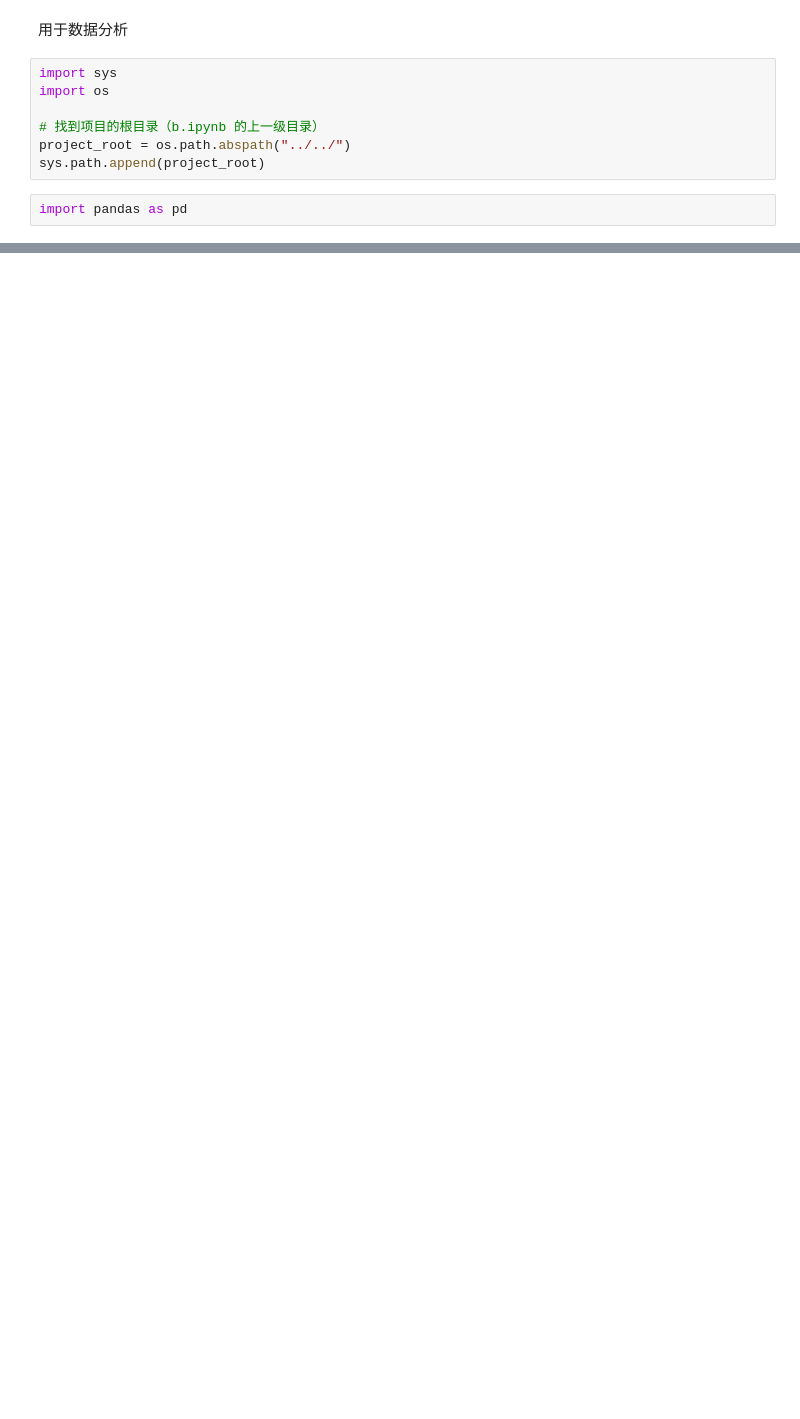
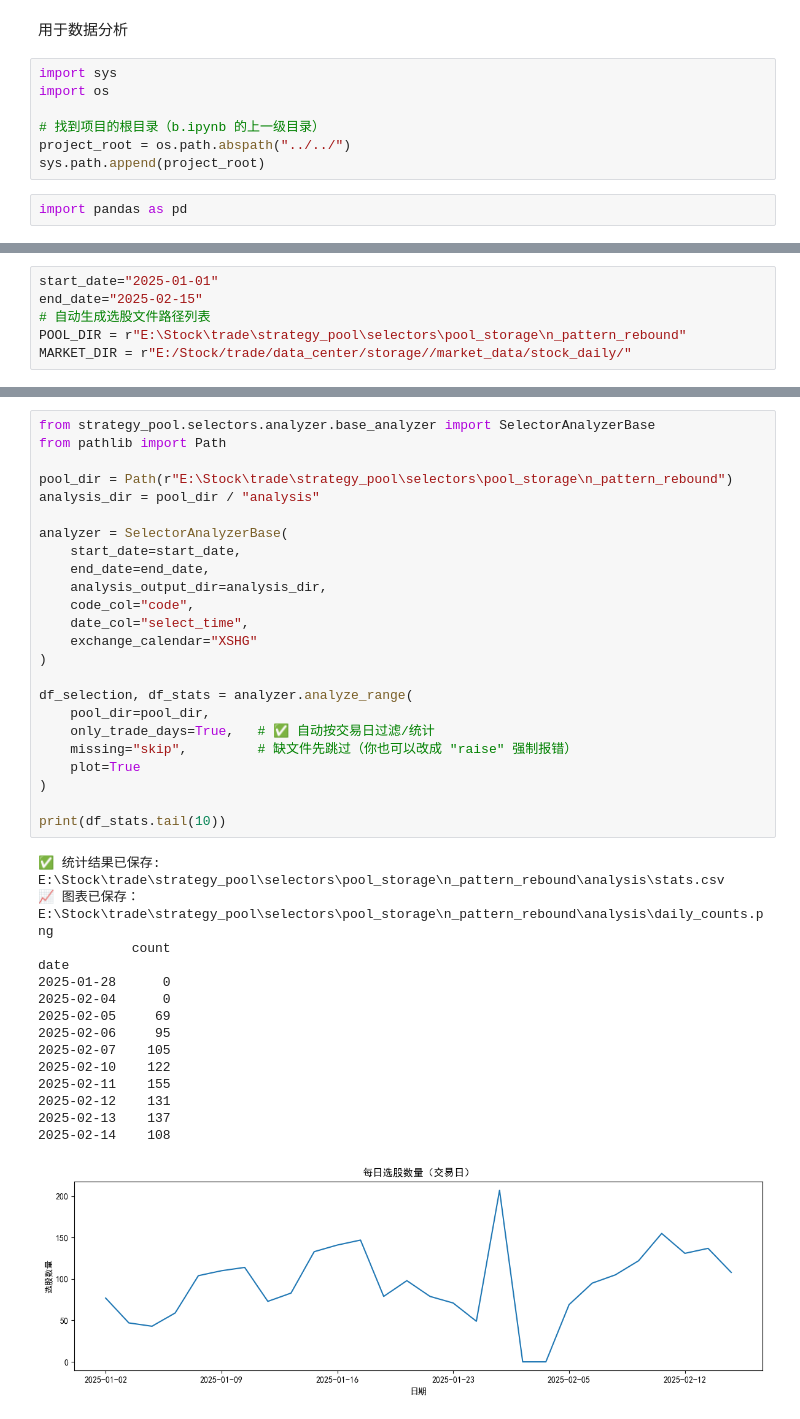
Before and after one commit to Akana-kunama/trade, a Jupyter notebook: data_factory/data_analyze/data_analyze.ipynb, the cells around one changed output, grey strips where cells are left out. Drawn from its saved outputs; the diff is of its cells as text; blank space fills up the shorter version.

Commit message:
update data builder

```diff
--- a/data_factory/data_analyze/data_analyze.ipynb
+++ b/data_factory/data_analyze/data_analyze.ipynb
@@ -107,0 +116,6 @@ if __name__ == "__main__":
+# %%
+start_date="2025-01-01"
+end_date="2025-02-15"
+# 自动生成选股文件路径列表
+POOL_DIR = r"E:\Stock\trade\strategy_pool\selectors\pool_storage\n_pattern_rebound"
+MARKET_DIR = r"E:/Stock/trade/data_center/storage//market_data/stock_daily/"
@@ -107,0 +180,40 @@ if __name__ == "__main__":
+# %%
+from strategy_pool.selectors.analyzer.base_analyzer import SelectorAnalyzerBase
+from pathlib import Path
+
+pool_dir = Path(r"E:\Stock\trade\strategy_pool\selectors\pool_storage\n_pattern_rebound")
+analysis_dir = pool_dir / "analysis"
+
+analyzer = SelectorAnalyzerBase(
+    start_date=start_date,
+    end_date=end_date,
+    analysis_output_dir=analysis_dir,
+    code_col="code",
+    date_col="select_time",
+    exchange_calendar="XSHG"
+)
+
+df_selection, df_stats = analyzer.analyze_range(
+    pool_dir=pool_dir,
+    only_trade_days=True,   # ✅ 自动按交易日过滤/统计
+    missing="skip",         # 缺文件先跳过（你也可以改成 "raise" 强制报错）
+    plot=True
+)
+
+print(df_stats.tail(10))
+# %% [output]
+✅ 统计结果已保存: E:\Stock\trade\strategy_pool\selectors\pool_storage\n_pattern_rebound\analysis\stats.csv
+📈 图表已保存：E:\Stock\trade\strategy_pool\selectors\pool_storage\n_pattern_rebound\analysis\daily_counts.png
+            count
+date
+2025-01-28      0
+2025-02-04      0
+2025-02-05     69
+2025-02-06     95
+2025-02-07    105
+2025-02-10    122
+2025-02-11    155
+2025-02-12    131
+2025-02-13    137
+2025-02-14    108
+[figure, added]
```
Also changed, not shown: parts of 10 cells of this notebook, 5 other files.
